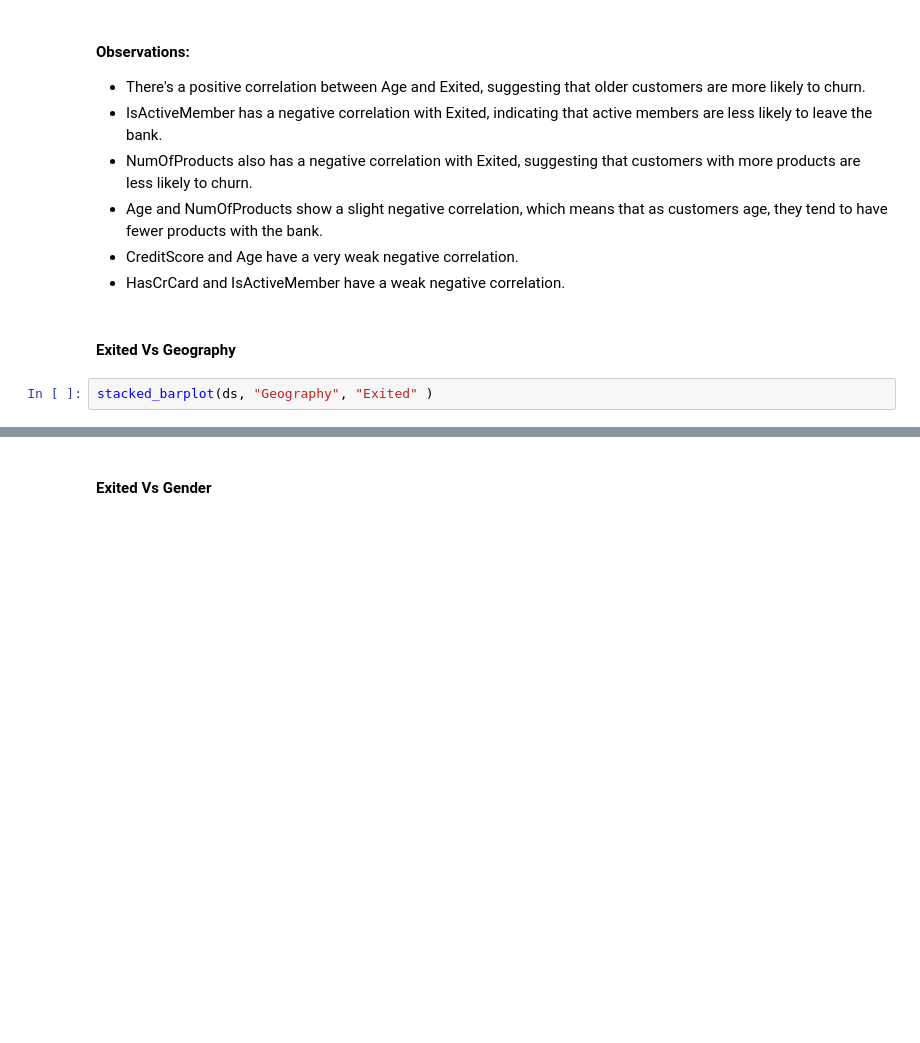
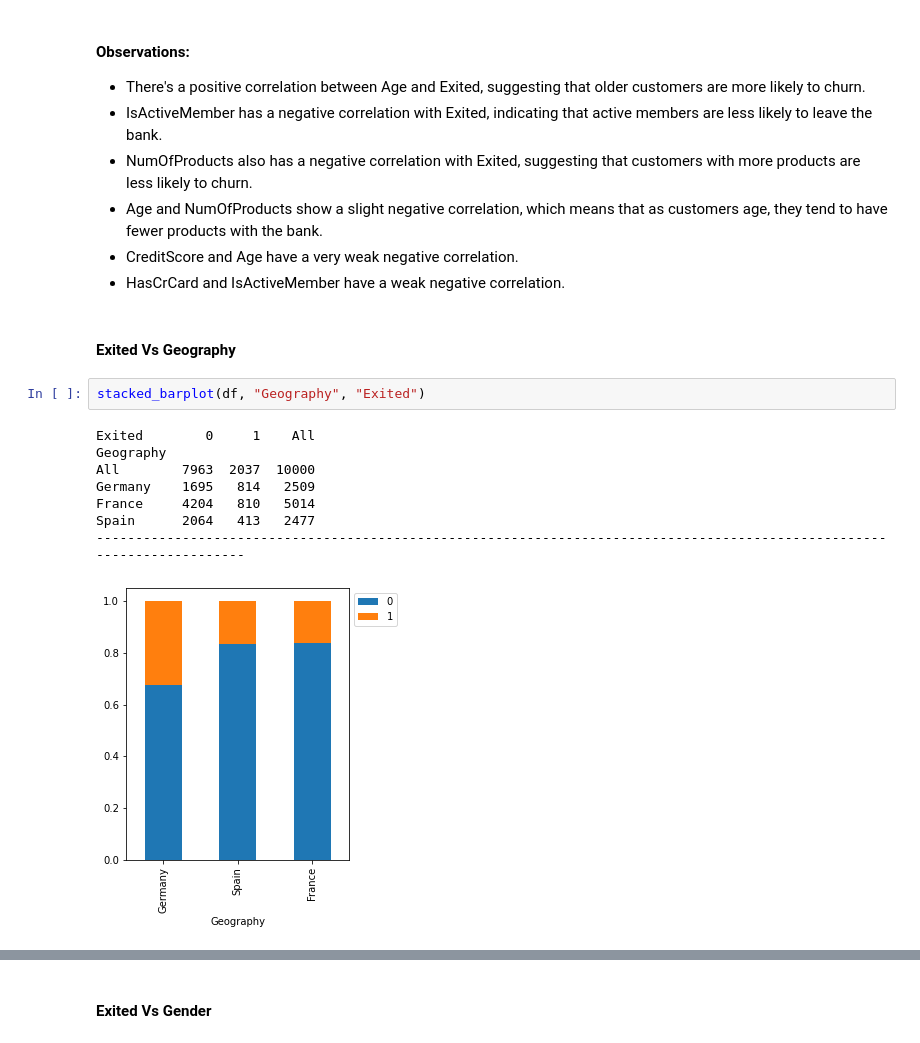
Before and after one commit to FoxHoundOps/PGP-AI-ML, a Jupyter notebook: project5/INN_Learner_Notebook_Full_code_version.ipynb, the cells around one changed output, grey strips where cells are left out. Cells and saved outputs as stored; diff of their text form; blank space fills up the shorter version.

```diff
--- a/project5/INN_Learner_Notebook_Full_code_version.ipynb
+++ b/project5/INN_Learner_Notebook_Full_code_version.ipynb
@@ -509,4 +509,13 @@ plt.show()
 # %% [markdown]
 #### Exited Vs Geography
 # %%
-stacked_barplot(ds, "Geography", "Exited" )
+stacked_barplot(df, "Geography", "Exited")
+# %% [output]
+Exited        0     1    All
+Geography
+All        7963  2037  10000
+Germany    1695   814   2509
+France     4204   810   5014
+Spain      2064   413   2477
+------------------------------------------------------------------------------------------------------------------------
+[figure, added]
```
Also changed, not shown: parts of 22 cells of this notebook.
